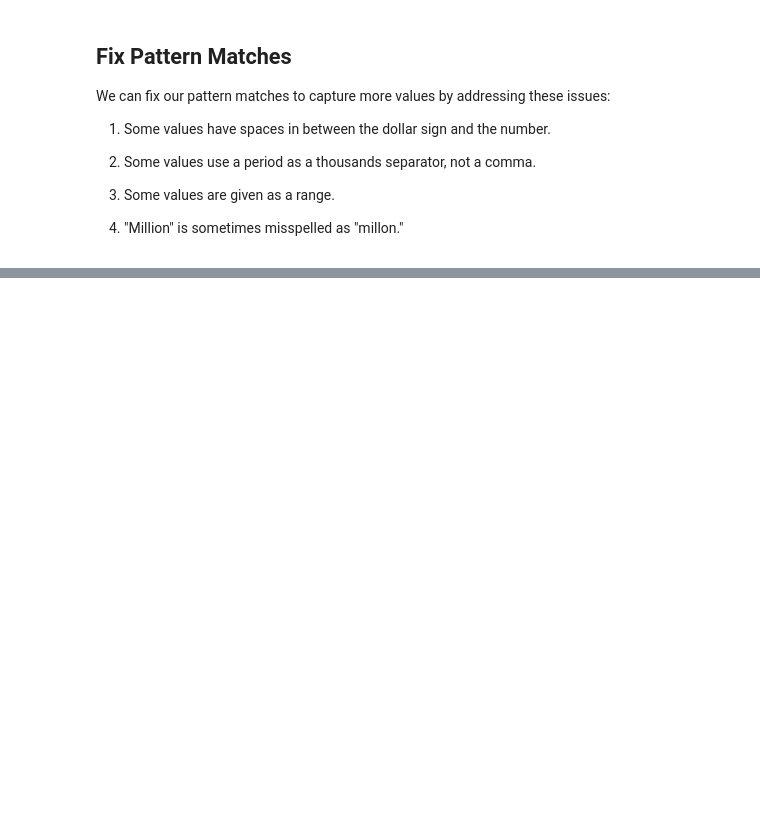
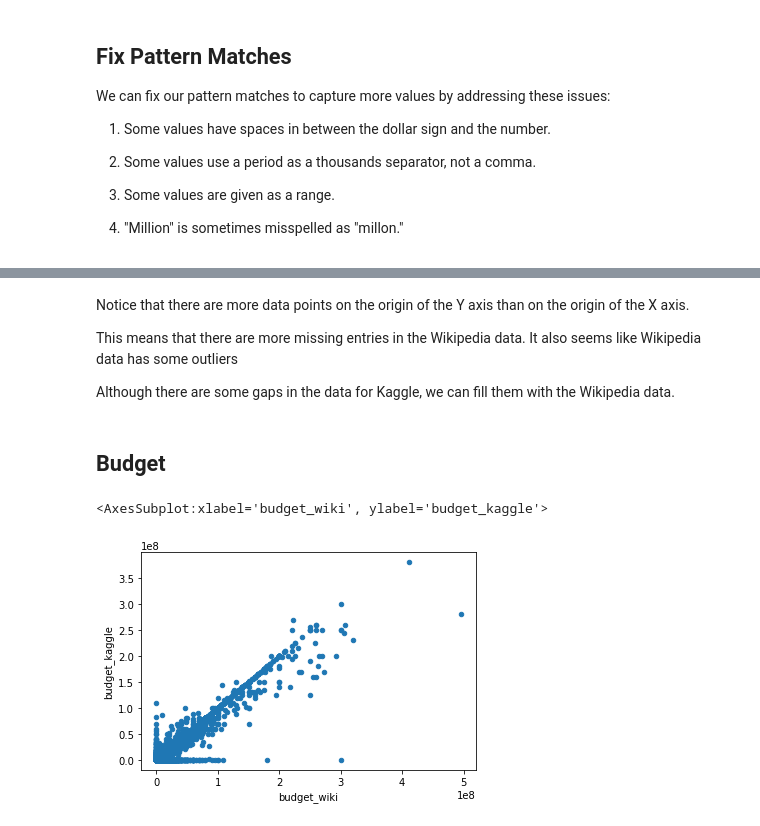
Before and after one commit to wonhee3472/Movies-ETL, a Jupyter notebook: Movielens Extract.ipynb, the cells around one changed output, grey strips where cells are left out. Drawn from its saved outputs; the diff is of its cells as text; code cells hidden in the pictures; blank space fills up the shorter version.

```diff
--- a/Movielens Extract.ipynb
+++ b/Movielens Extract.ipynb
@@ -1134,0 +1216,14 @@ Name: rating, dtype: float64
+# %% [markdown]
+Notice that there are more data points on the origin of the Y axis than on the origin of the X axis.
+
+This means that there are more missing entries in the Wikipedia data. It also seems like Wikipedia data has some outliers
+
+Although there are some gaps in the data for Kaggle, we can fill them with the Wikipedia data.
+# %% [markdown]
+## Budget
+# %%
+#Since budget_wiki and budget_kaggle are numeric, we can make another scatter plot to compare values
+movies_df.fillna(0).plot(x='budget_wiki', y='budget_kaggle', kind='scatter')
+# %% [output]
+<AxesSubplot:xlabel='budget_wiki', ylabel='budget_kaggle'>
+[figure, added]
```
Also changed, not shown: parts of 125 cells of this notebook.
